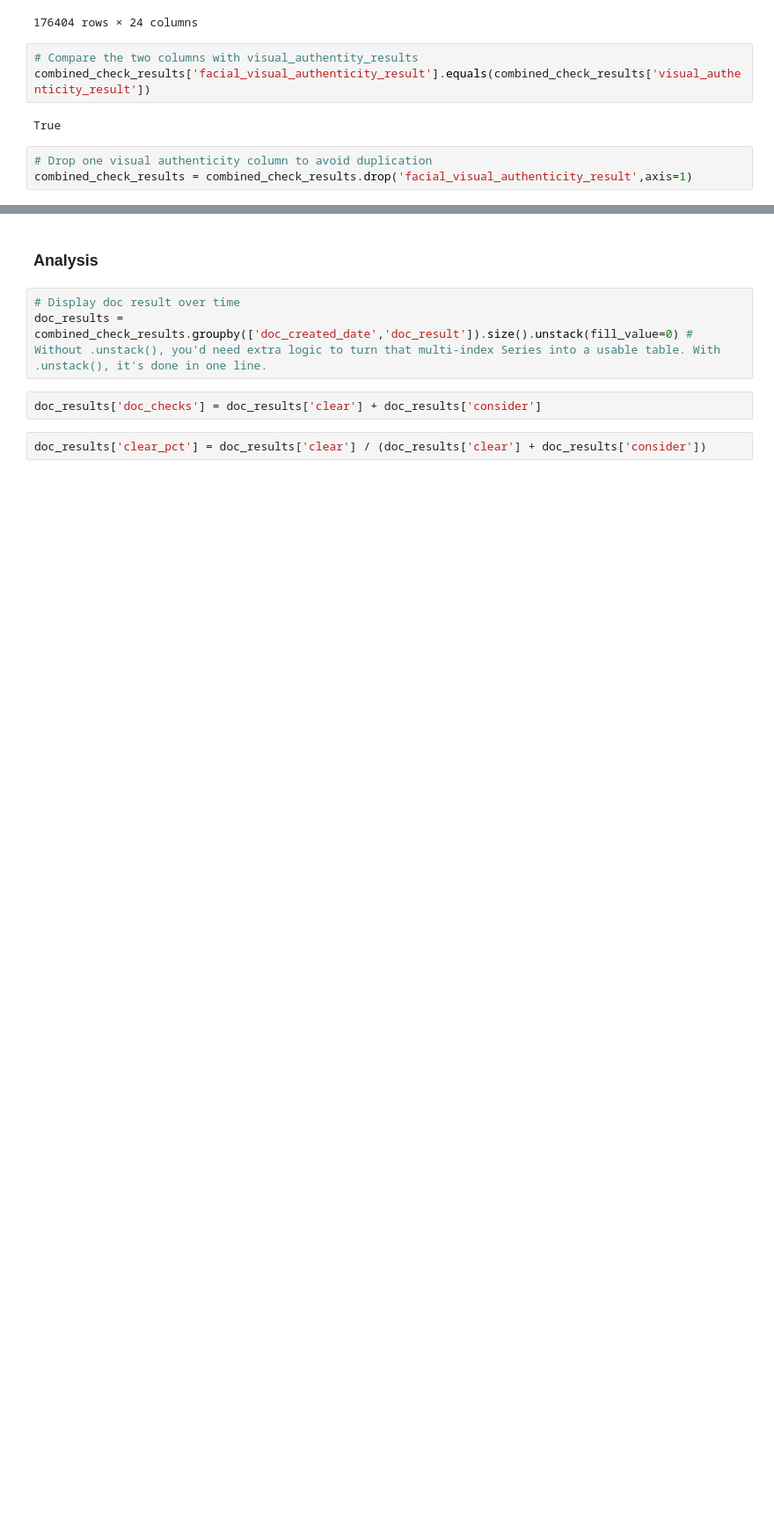
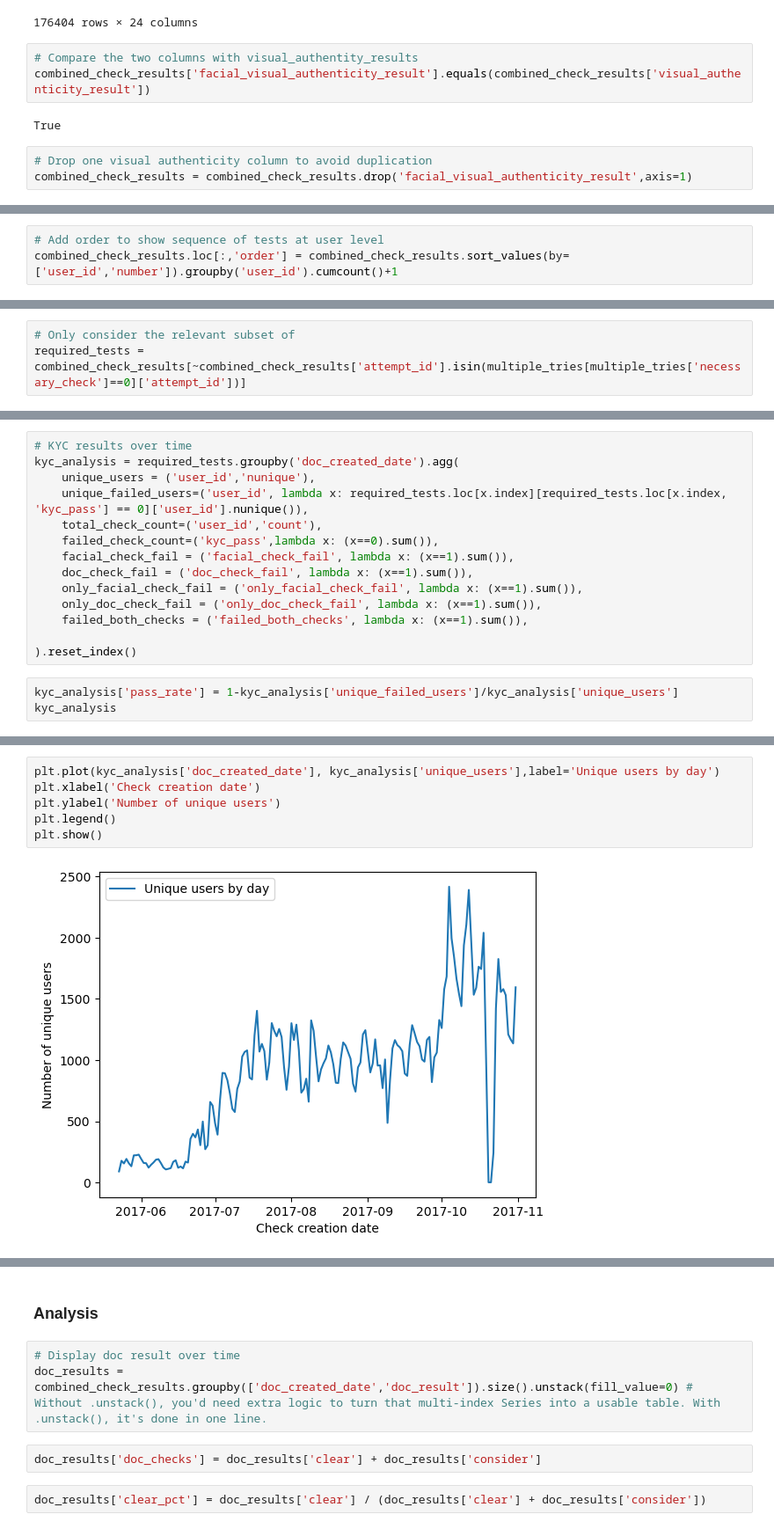
Before and after one commit to LaszloCodes/kyc_analysis, a Jupyter notebook: kyc_analysis.ipynb, the cells around one changed output, grey strips where cells are left out. Shown: that part at 88% size. Saved outputs shown, nothing was run; the diff lists cells and outputs as text; blank space fills up the shorter version.

Commit message:
Doc check fail analysis

```diff
--- a/kyc_analysis.ipynb
+++ b/kyc_analysis.ipynb
@@ -431,0 +440,3 @@ combined_check_results = combined_check_results.drop('facial_visual_authenticity
+# %%
+# Add order to show sequence of tests at user level
+combined_check_results.loc[:,'order'] = combined_check_results.sort_values(by=['user_id','number']).groupby('user_id').cumcount()+1
@@ -431,0 +445,3 @@ combined_check_results = combined_check_results.drop('facial_visual_authenticity
+# %%
+# Only consider the relevant subset of
+required_tests = combined_check_results[~combined_check_results['attempt_id'].isin(multiple_tries[multiple_tries['necessary_check']==0]['attempt_id'])]
@@ -431,0 +471,17 @@ combined_check_results = combined_check_results.drop('facial_visual_authenticity
+# %%
+# KYC results over time
+kyc_analysis = required_tests.groupby('doc_created_date').agg(
+    unique_users = ('user_id','nunique'),
+    unique_failed_users=('user_id', lambda x: required_tests.loc[x.index][required_tests.loc[x.index, 'kyc_pass'] == 0]['user_id'].nunique()),
+    total_check_count=('user_id','count'),
+    failed_check_count=('kyc_pass',lambda x: (x==0).sum()),
+    facial_check_fail = ('facial_check_fail', lambda x: (x==1).sum()),
+    doc_check_fail = ('doc_check_fail', lambda x: (x==1).sum()),
+    only_facial_check_fail = ('only_facial_check_fail', lambda x: (x==1).sum()),
+    only_doc_check_fail = ('only_doc_check_fail', lambda x: (x==1).sum()),
+    failed_both_checks = ('failed_both_checks', lambda x: (x==1).sum()),
+
+).reset_index()
+# %%
+kyc_analysis['pass_rate'] = 1-kyc_analysis['unique_failed_users']/kyc_analysis['unique_users']
+kyc_analysis
@@ -431,0 +502,8 @@ combined_check_results = combined_check_results.drop('facial_visual_authenticity
+# %%
+plt.plot(kyc_analysis['doc_created_date'], kyc_analysis['unique_users'],label='Unique users by day')
+plt.xlabel('Check creation date')
+plt.ylabel('Number of unique users')
+plt.legend()
+plt.show()
+# %% [output]
+[figure, added]
```
Also changed, not shown: parts of 83 cells of this notebook.
